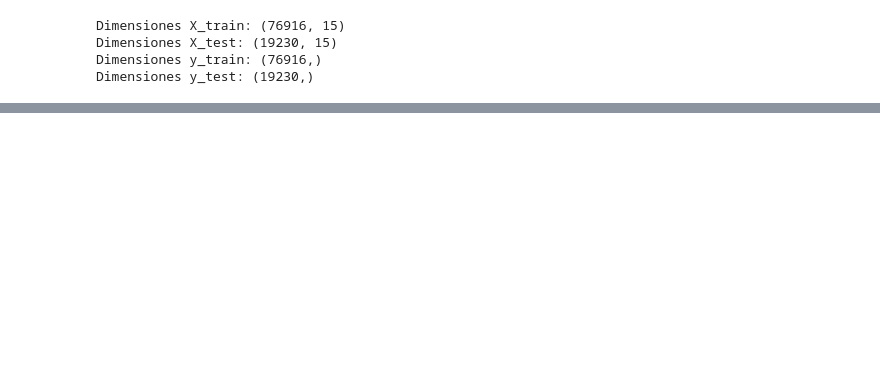
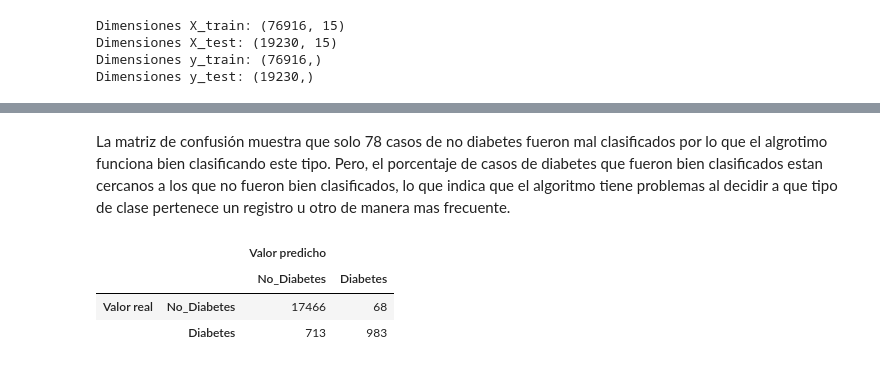
Before and after one commit to ricartorres/InsuficienciaC, a Jupyter notebook: scripts/training/training.ipynb, the cells around one changed output, grey strips where cells are left out. Cells and saved outputs as stored; diff of their text form; code cells hidden in the pictures; blank space fills up the shorter version.

```diff
--- a/scripts/training/training.ipynb
+++ b/scripts/training/training.ipynb
@@ -60,0 +186,3 @@ plt.show()
+# %%
+model_svc = joblib.load("svc_best_model.joblib")
+y_pred_svc = model_svc.predict(X_test)
@@ -60,0 +202,10 @@ plt.show()
+# %% [markdown]
+La matriz de confusión muestra que solo 78 casos de no diabetes fueron mal clasificados por lo que el algrotimo funciona bien clasificando este tipo. Pero, el porcentaje de casos de diabetes que fueron bien clasificados estan cercanos a los que no fueron bien clasificados, lo que indica que el algoritmo tiene problemas al decidir a que tipo de clase pertenece un registro u otro de manera mas frecuente.
+# %%
+svc_mat = confusion_matrix(y_test, y_pred_svc)
+list_confusion_matrix(svc_mat, ['No_Diabetes', 'Diabetes'])
+# %% [output]
+|  |  | Valor predicho |  |
+|  |  | No_Diabetes | Diabetes |
+| Valor real | No_Diabetes | 17466 | 68 |
+|  | Diabetes | 713 | 983 |
```
Also changed, not shown: parts of 42 cells of this notebook.
